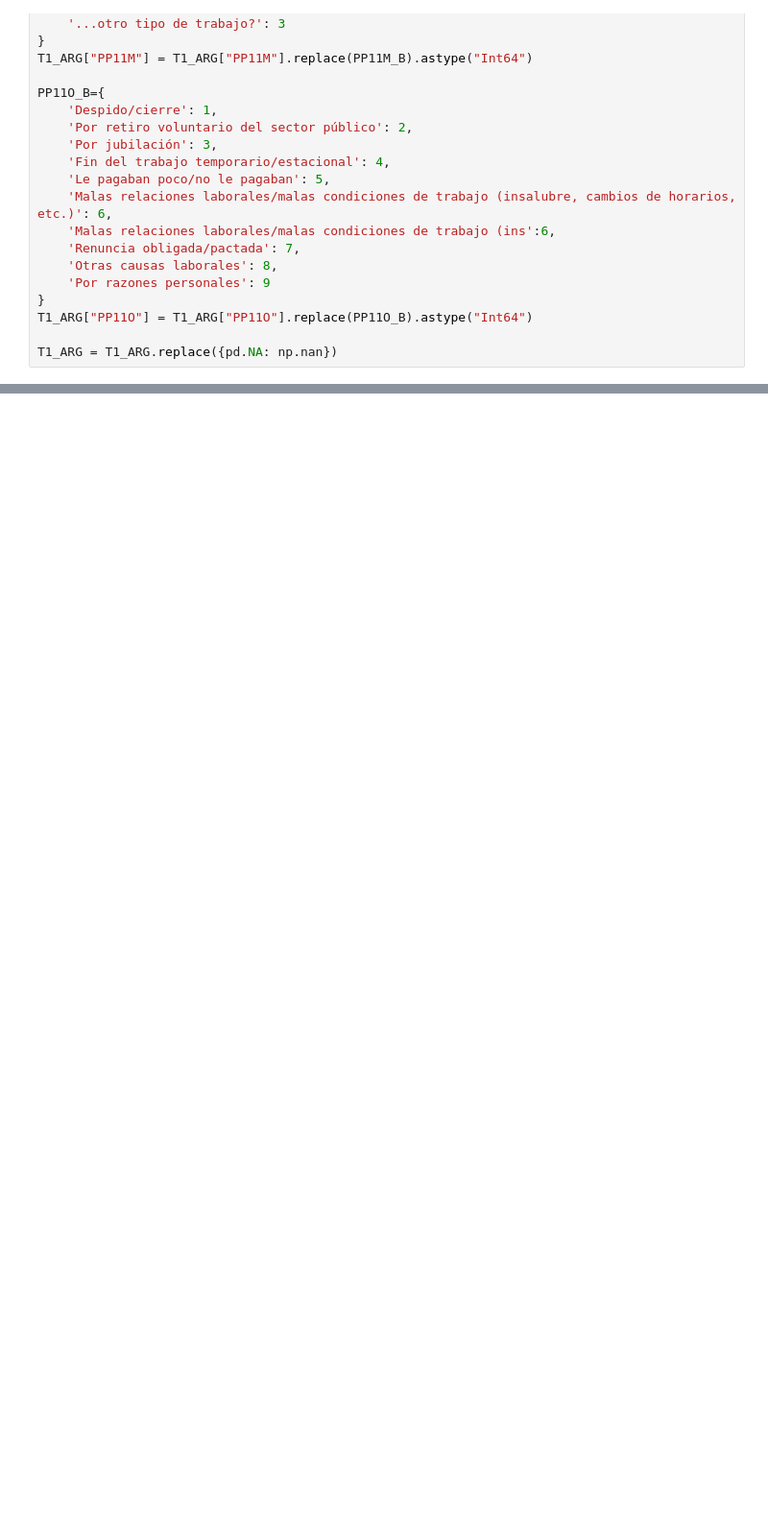
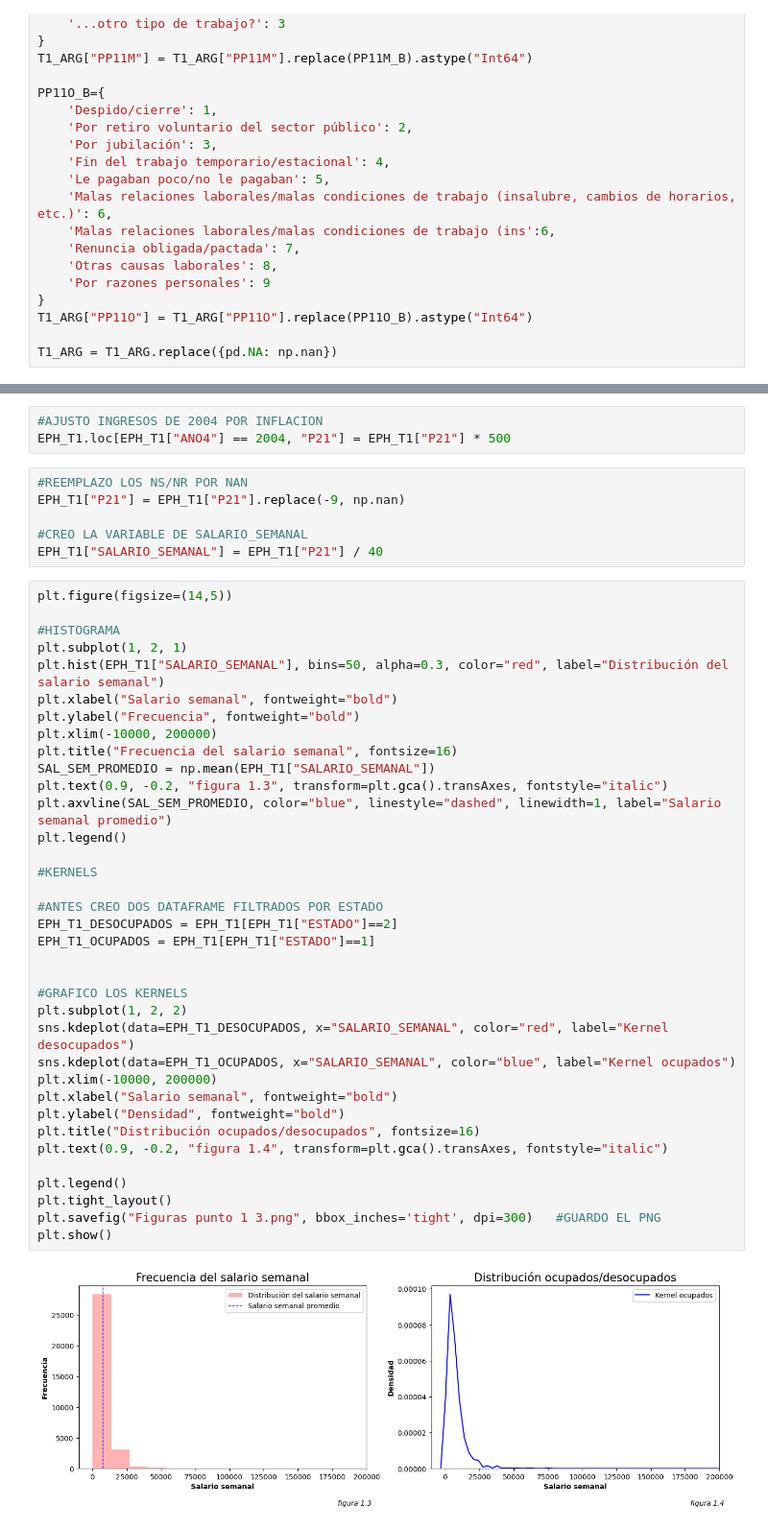
Before and after one commit to PabloPopov/BigDataUBA-Grupo5, a Jupyter notebook: TPs/TP 3/Big_Data_TP3_Grupo5.ipynb, the cells around one changed output, grey strips where cells are left out. Shown at 96% size. Saved outputs shown, nothing was run; the diff lists cells and outputs as text; blank space fills up the shorter version.

```diff
--- a/TPs/TP 3/Big_Data_TP3_Grupo5.ipynb
+++ b/TPs/TP 3/Big_Data_TP3_Grupo5.ipynb
@@ -561,0 +776,47 @@ T1_ARG
+# %%
+#AJUSTO INGRESOS DE 2004 POR INFLACION
+EPH_T1.loc[EPH_T1["ANO4"] == 2004, "P21"] = EPH_T1["P21"] * 500
+# %%
+#REEMPLAZO LOS NS/NR POR NAN
+EPH_T1["P21"] = EPH_T1["P21"].replace(-9, np.nan)
+
+#CREO LA VARIABLE DE SALARIO_SEMANAL
+EPH_T1["SALARIO_SEMANAL"] = EPH_T1["P21"] / 40
+# %%
+plt.figure(figsize=(14,5))
+
+#HISTOGRAMA
+plt.subplot(1, 2, 1)
+plt.hist(EPH_T1["SALARIO_SEMANAL"], bins=50, alpha=0.3, color="red", label="Distribución del salario semanal")
+plt.xlabel("Salario semanal", fontweight="bold")
+plt.ylabel("Frecuencia", fontweight="bold")
+plt.xlim(-10000, 200000)
+plt.title("Frecuencia del salario semanal", fontsize=16)
+SAL_SEM_PROMEDIO = np.mean(EPH_T1["SALARIO_SEMANAL"])
+plt.text(0.9, -0.2, "figura 1.3", transform=plt.gca().transAxes, fontstyle="italic")
+plt.axvline(SAL_SEM_PROMEDIO, color="blue", linestyle="dashed", linewidth=1, label="Salario semanal promedio")
+plt.legend()
+
+#KERNELS
+
+#ANTES CREO DOS DATAFRAME FILTRADOS POR ESTADO
+EPH_T1_DESOCUPADOS = EPH_T1[EPH_T1["ESTADO"]==2]
+EPH_T1_OCUPADOS = EPH_T1[EPH_T1["ESTADO"]==1]
+
+
+#GRAFICO LOS KERNELS
+plt.subplot(1, 2, 2)
+sns.kdeplot(data=EPH_T1_DESOCUPADOS, x="SALARIO_SEMANAL", color="red", label="Kernel desocupados")
+sns.kdeplot(data=EPH_T1_OCUPADOS, x="SALARIO_SEMANAL", color="blue", label="Kernel ocupados")
+plt.xlim(-10000, 200000)
+plt.xlabel("Salario semanal", fontweight="bold")
+plt.ylabel("Densidad", fontweight="bold")
+plt.title("Distribución ocupados/desocupados", fontsize=16)
+plt.text(0.9, -0.2, "figura 1.4", transform=plt.gca().transAxes, fontstyle="italic")
+
+plt.legend()
+plt.tight_layout()
+plt.savefig("Figuras punto 1 3.png", bbox_inches='tight', dpi=300)   #GUARDO EL PNG
+plt.show()
+# %% [output]
+[figure, added]
```
Also changed, not shown: parts of 18 cells of this notebook.
